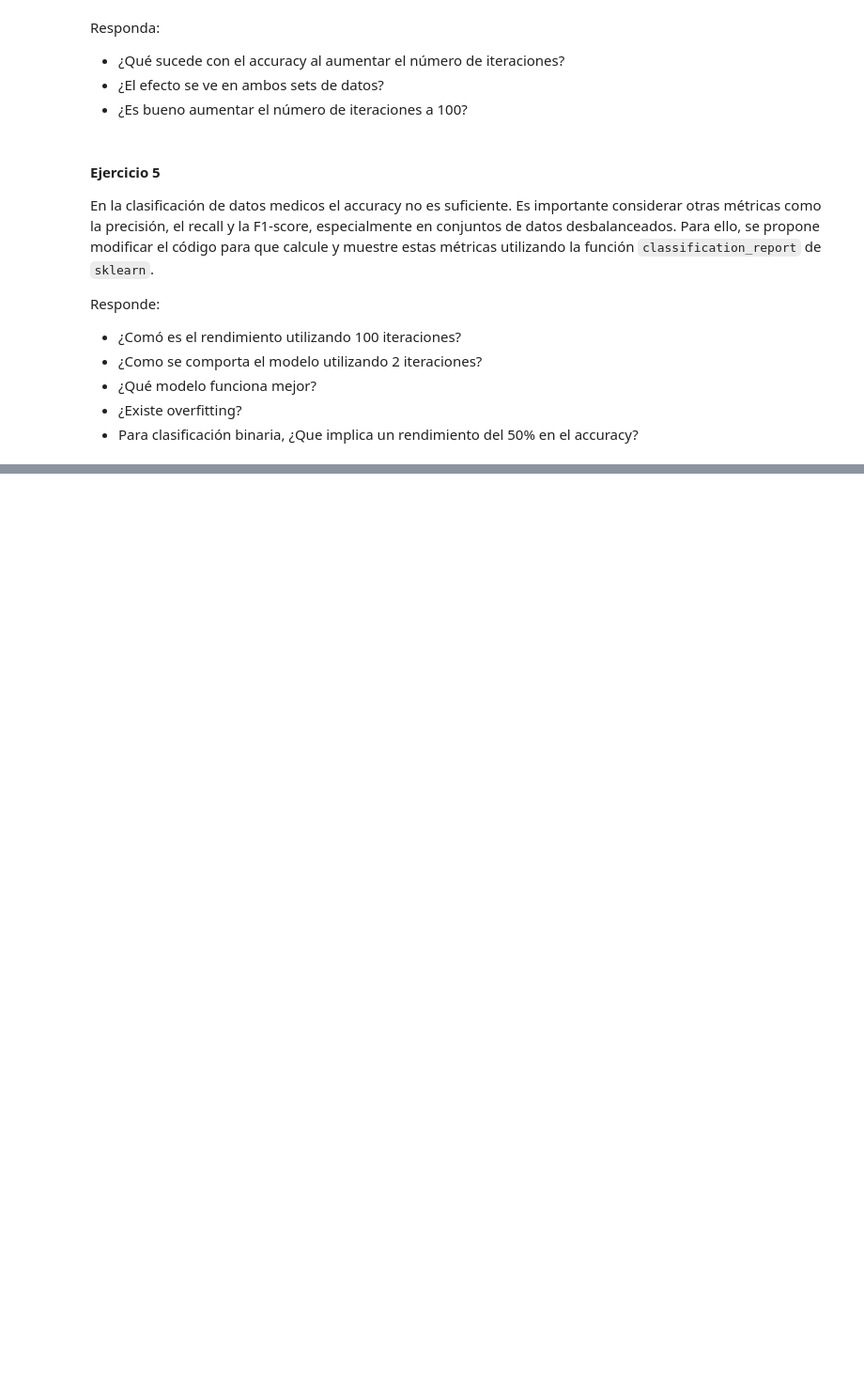
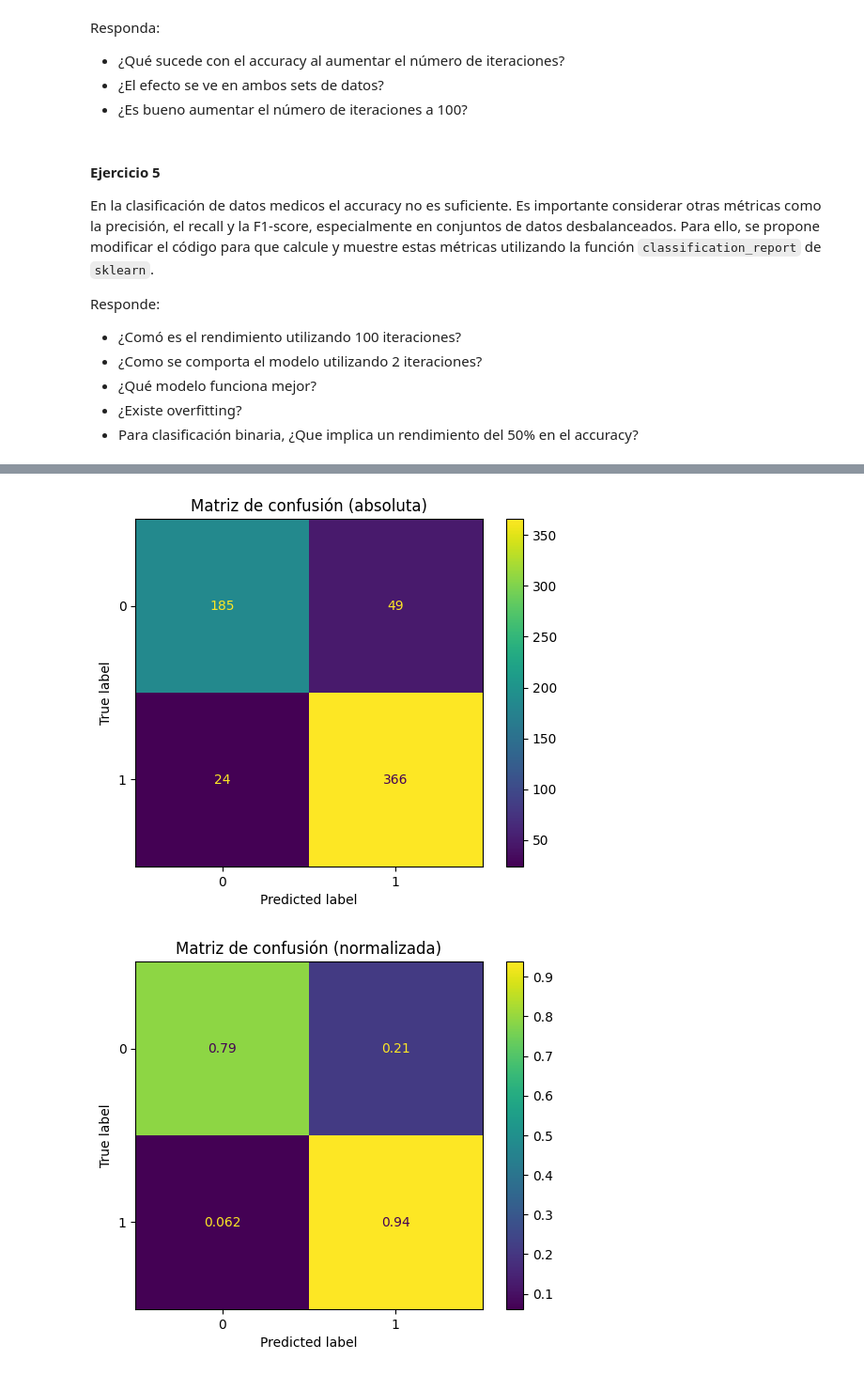
Before and after one commit to iHealthInstitute/Talleres_Diplomado_iHealth, a Jupyter notebook: curso_3/intro_ml_solution.ipynb, the cells around one changed output, grey strips where cells are left out. Shown: that part at 94% size. Drawn from its saved outputs; the diff is of its cells as text; code cells hidden in the pictures; blank space fills up the shorter version.

```diff
--- a/curso_3/intro_ml_solution.ipynb
+++ b/curso_3/intro_ml_solution.ipynb
@@ -297,0 +275,19 @@ plot_decision_boundary_2d(clf_sgd, X_train_sc, y_train, title='Frontera lineal (
+# %%
+# <CODE>
+from sklearn.metrics import ConfusionMatrixDisplay
+
+clf = SGDClassifier(loss="hinge", random_state=42)
+clf.fit(X_train_flat, y_train)
+
+y_pred = clf.predict(X_test_flat)
+
+ConfusionMatrixDisplay.from_predictions(y_test, y_pred)
+plt.title('Matriz de confusión (absoluta)')
+plt.show()
+
+ConfusionMatrixDisplay.from_predictions(y_test, y_pred, normalize='true')
+plt.title('Matriz de confusión (normalizada)')
+plt.show()
+# %% [output]
+[figure, added]
+[figure, added]
```
Also changed, not shown: parts of 11 cells of this notebook.
